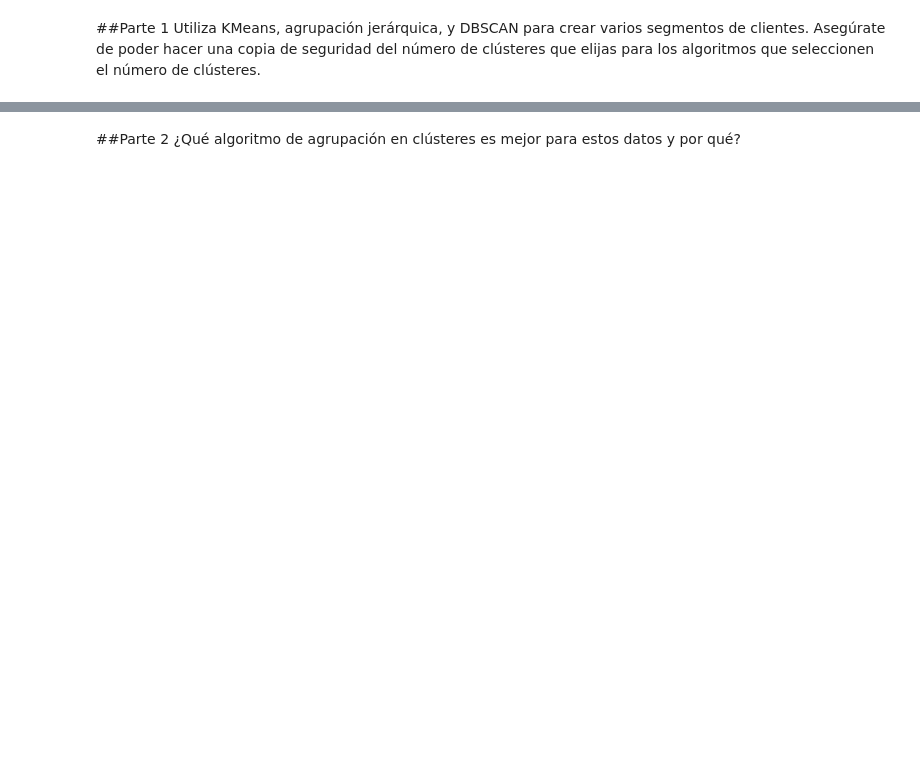
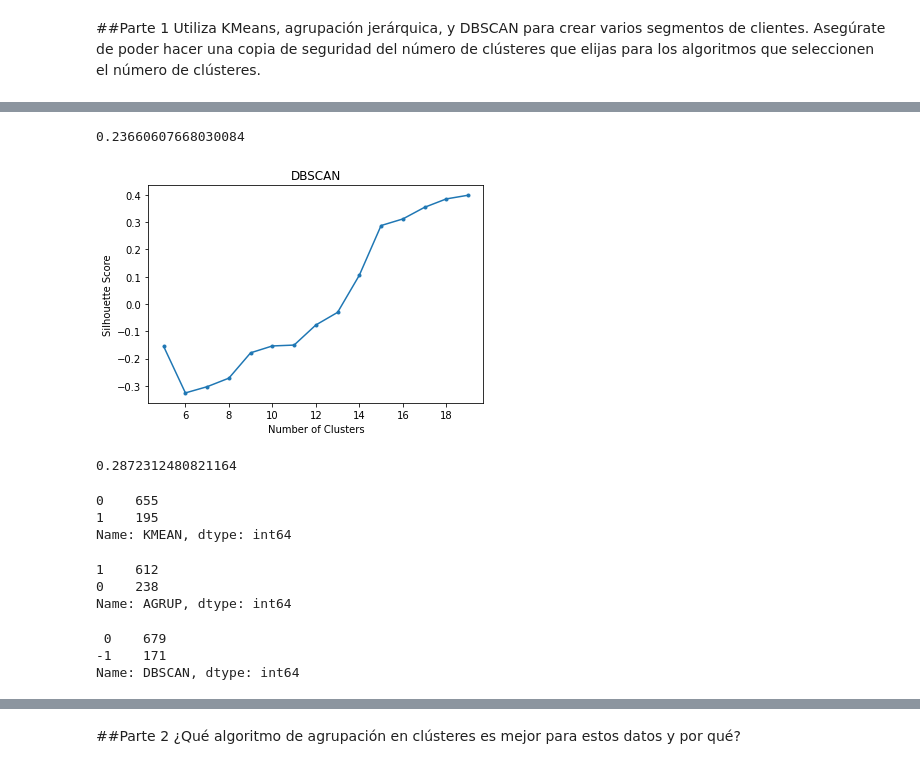
Before and after one commit to JGuarnizo/Coding_Dojo, a Jupyter notebook: Machine_Learning/Week8_KMeans/Ejercicio_Comparacion_JG.ipynb, the cells around one changed output, grey strips where cells are left out. Saved outputs shown, nothing was run; the diff lists cells and outputs as text; code cells hidden in the pictures; blank space fills up the shorter version.

```diff
--- a/Machine_Learning/Week8_KMeans/Ejercicio_Comparacion_JG.ipynb
+++ b/Machine_Learning/Week8_KMeans/Ejercicio_Comparacion_JG.ipynb
@@ -10,0 +83,46 @@ Utiliza KMeans, agrupación jerárquica, y DBSCAN para crear varios segmentos de
+# %%
+#Algoritmo AgglomerativeClustering
+hc = AgglomerativeClustering(n_clusters = 2)
+hc.fit(X)
+df['AGRUP'] = hc.labels_
+silhouette_score(X, hc.labels_)
+# %% [output]
+0.23660607668030084
+# %%
+sil = []
+for i in range(5, 20):
+  j=i/10
+  dbs = DBSCAN(eps = j, min_samples = 5).fit(X)
+  sil.append(silhouette_score(X, dbs.labels_))
+# Visualize scores
+plt.plot(range(5, 20), sil, marker = '.')
+plt.xlabel('Number of Clusters')
+plt.ylabel('Silhouette Score')
+plt.title('DBSCAN');
+# %% [output]
+[figure, added]
+# %%
+#Algoritmo DBSCAN
+dbs = DBSCAN(eps = 1.5, min_samples = 5).fit(X)
+df['DBSCAN'] = dbs.labels_
+silhouette_score(X, dbs.labels_)
+# %% [output]
+0.2872312480821164
+# %%
+df['KMEAN'].value_counts()
+# %% [output]
+0    655
+1    195
+Name: KMEAN, dtype: int64
+# %%
+df['AGRUP'].value_counts()
+# %% [output]
+1    612
+0    238
+Name: AGRUP, dtype: int64
+# %%
+df['DBSCAN'].value_counts()
+# %% [output]
+ 0    679
+-1    171
+Name: DBSCAN, dtype: int64
```
Also changed, not shown: parts of 10 cells of this notebook.
